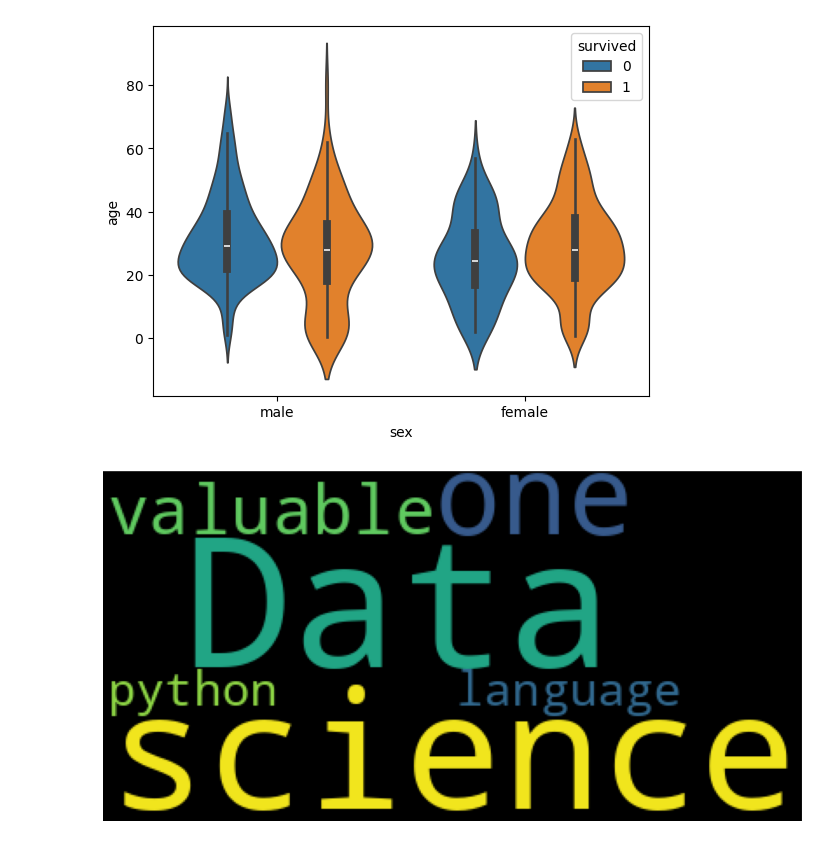
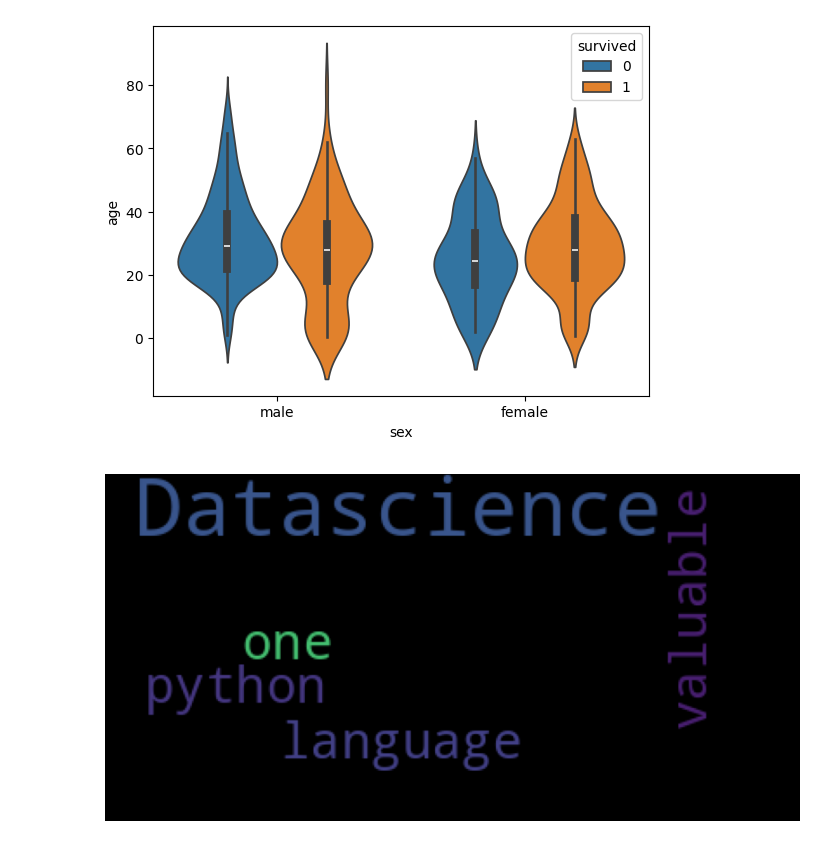
Before and after one commit to eswari64/datascience, a Jupyter notebook: Copy_of_Welcome_To_Colab.ipynb, the cells around one changed output. Drawn from its saved outputs; the diff is of its cells as text; code cells hidden in the pictures.

```diff
--- a/Copy_of_Welcome_To_Colab.ipynb
+++ b/Copy_of_Welcome_To_Colab.ipynb
@@ -1683,15 +1683,15 @@ plt.show()
 # %%
 import matplotlib.pyplot as plt
 from wordcloud import WordCloud
-text="Data science is one of the most valuable language and in this Data science has the python and Data science"
+text="Datascience is one of the most valuable language and in this Datascience has the python and Datascience,Datascience"
 wc=WordCloud()
 wc.generate(text)
-plt.figure(figsize=(13,13))
+plt.figure(figsize=(10,10))
 plt.imshow(wc)
 plt.axis('off')
 plt.show()
 # %% [output]
-[figure, old version]
+[figure, new version]
 # %%
 import plotly.express as px
 data=px.data.tips()
```
